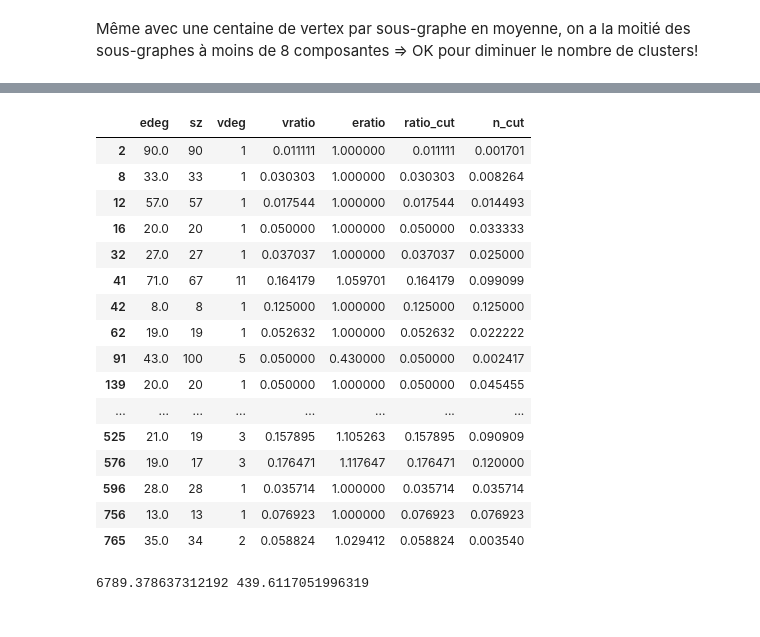
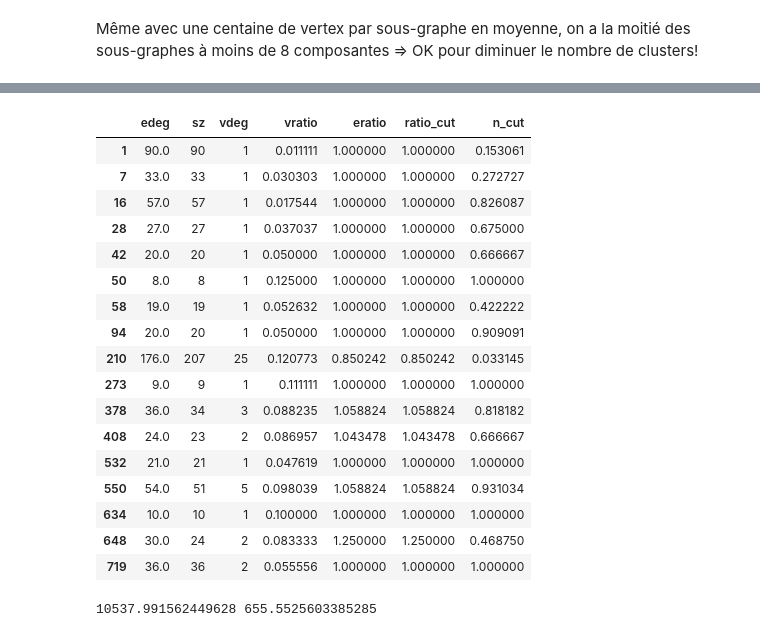
Before and after one commit to yama1968/graph_clustering, a Jupyter notebook: twitter_graph_eigenclusters.ipynb, the cells around one changed output, grey strips where cells are left out. Saved outputs shown, nothing was run; the diff lists cells and outputs as text; code cells hidden in the pictures.

```diff
--- a/twitter_graph_eigenclusters.ipynb
+++ b/twitter_graph_eigenclusters.ipynb
@@ -12,8 +12,8 @@ pylab.rcParams['figure.figsize'] = (18.0, 12.0)
 
 %matplotlib inline
 # %%
-#df = pd.read_csv("./facebook_combined.txt.gz", compression='infer', sep=" ")
-df = pd.read_csv("./twitter_combined.txt.gz", compression='infer', sep=" ", header=None)
+#df = pd.read_csv("./data/facebook_combined.txt.gz", compression='infer', sep=" ")
+df = pd.read_csv("./data/twitter_combined.txt.gz", compression='infer', sep=" ", header=None)
 
 print(len(df))
 df.head()
@@ -479,24 +495,25 @@ metrics[metrics.sz >= 4].describe()
 # %%
-metrics[(metrics.sz >=4) & (metrics.ratio_cut < 0.2)]
+metrics[(metrics.sz >= 4) & (metrics.vratio < 0.15)]
 # %% [output]
 |  | edeg | sz | vdeg | vratio | eratio | ratio_cut | n_cut |
-| 2 | 90.0 | 90 | 1 | 0.011111 | 1.000000 | 0.011111 | 0.001701 |
-| 8 | 33.0 | 33 | 1 | 0.030303 | 1.000000 | 0.030303 | 0.008264 |
-| 12 | 57.0 | 57 | 1 | 0.017544 | 1.000000 | 0.017544 | 0.014493 |
-| 16 | 20.0 | 20 | 1 | 0.050000 | 1.000000 | 0.050000 | 0.033333 |
-| 32 | 27.0 | 27 | 1 | 0.037037 | 1.000000 | 0.037037 | 0.025000 |
-| 41 | 71.0 | 67 | 11 | 0.164179 | 1.059701 | 0.164179 | 0.099099 |
-| 42 | 8.0 | 8 | 1 | 0.125000 | 1.000000 | 0.125000 | 0.125000 |
-| 62 | 19.0 | 19 | 1 | 0.052632 | 1.000000 | 0.052632 | 0.022222 |
-| 91 | 43.0 | 100 | 5 | 0.050000 | 0.430000 | 0.050000 | 0.002417 |
-| 139 | 20.0 | 20 | 1 | 0.050000 | 1.000000 | 0.050000 | 0.045455 |
-| ... | ... | ... | ... | ... | ... | ... | ... |
-| 525 | 21.0 | 19 | 3 | 0.157895 | 1.105263 | 0.157895 | 0.090909 |
-| 576 | 19.0 | 17 | 3 | 0.176471 | 1.117647 | 0.176471 | 0.120000 |
-| 596 | 28.0 | 28 | 1 | 0.035714 | 1.000000 | 0.035714 | 0.035714 |
-| 756 | 13.0 | 13 | 1 | 0.076923 | 1.000000 | 0.076923 | 0.076923 |
-| 765 | 35.0 | 34 | 2 | 0.058824 | 1.029412 | 0.058824 | 0.003540 |
+| 1 | 90.0 | 90 | 1 | 0.011111 | 1.000000 | 1.000000 | 0.153061 |
+| 7 | 33.0 | 33 | 1 | 0.030303 | 1.000000 | 1.000000 | 0.272727 |
+| 16 | 57.0 | 57 | 1 | 0.017544 | 1.000000 | 1.000000 | 0.826087 |
+| 28 | 27.0 | 27 | 1 | 0.037037 | 1.000000 | 1.000000 | 0.675000 |
+| 42 | 20.0 | 20 | 1 | 0.050000 | 1.000000 | 1.000000 | 0.666667 |
+| 50 | 8.0 | 8 | 1 | 0.125000 | 1.000000 | 1.000000 | 1.000000 |
+| 58 | 19.0 | 19 | 1 | 0.052632 | 1.000000 | 1.000000 | 0.422222 |
+| 94 | 20.0 | 20 | 1 | 0.050000 | 1.000000 | 1.000000 | 0.909091 |
+| 210 | 176.0 | 207 | 25 | 0.120773 | 0.850242 | 0.850242 | 0.033145 |
+| 273 | 9.0 | 9 | 1 | 0.111111 | 1.000000 | 1.000000 | 1.000000 |
+| 378 | 36.0 | 34 | 3 | 0.088235 | 1.058824 | 1.058824 | 0.818182 |
+| 408 | 24.0 | 23 | 2 | 0.086957 | 1.043478 | 1.043478 | 0.666667 |
+| 532 | 21.0 | 21 | 1 | 0.047619 | 1.000000 | 1.000000 | 1.000000 |
+| 550 | 54.0 | 51 | 5 | 0.098039 | 1.058824 | 1.058824 | 0.931034 |
+| 634 | 10.0 | 10 | 1 | 0.100000 | 1.000000 | 1.000000 | 1.000000 |
+| 648 | 30.0 | 24 | 2 | 0.083333 | 1.250000 | 1.250000 | 0.468750 |
+| 719 | 36.0 | 36 | 2 | 0.055556 | 1.000000 | 1.000000 | 1.000000 |
 # %%
 print(metrics.ratio_cut.sum(), metrics.n_cut.sum())
 # %% [output]
-6789.378637312192 439.6117051996319
+10537.991562449628 655.5525603385285
```
Also changed, not shown: parts of 23 cells of this notebook, 7 other files.
